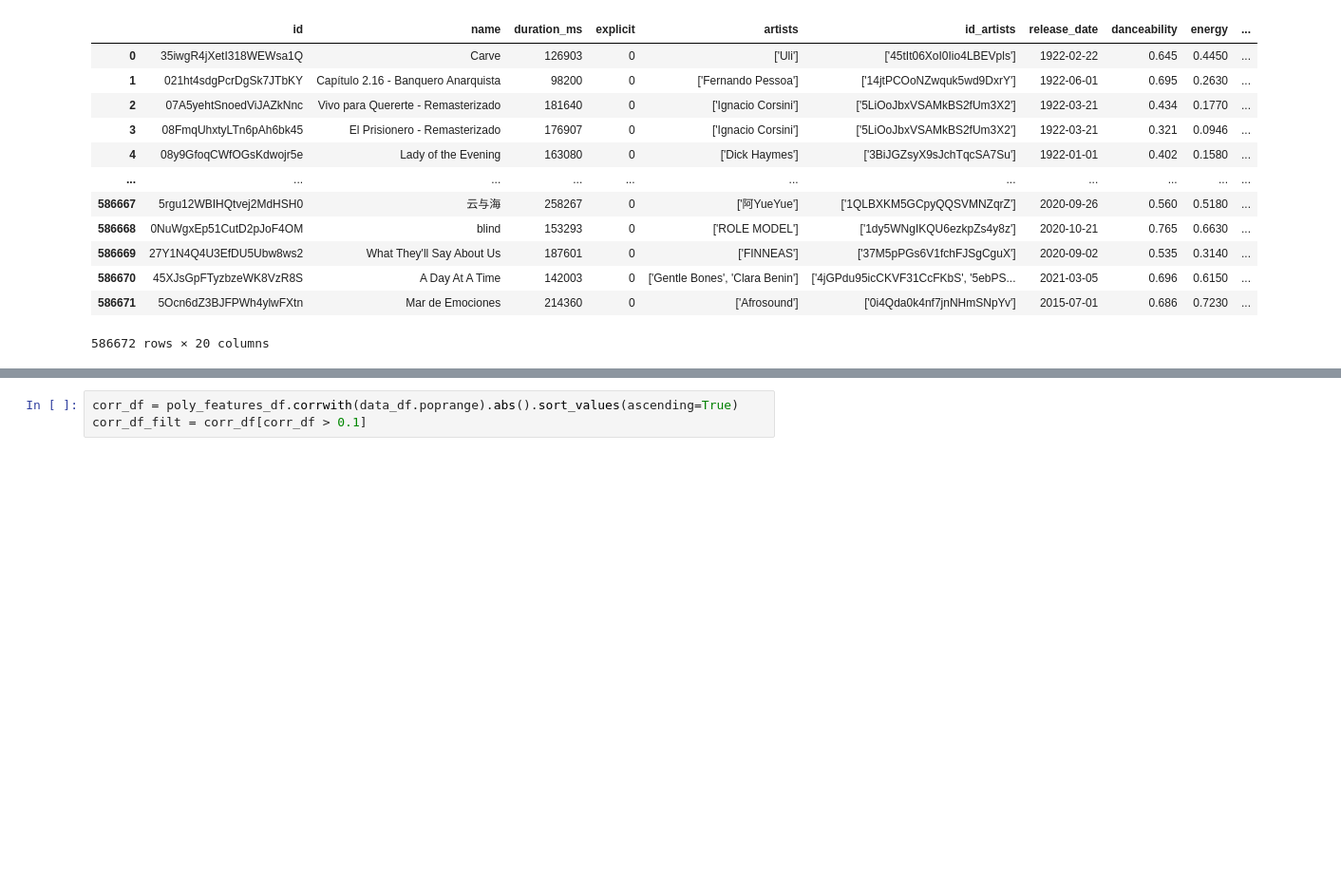
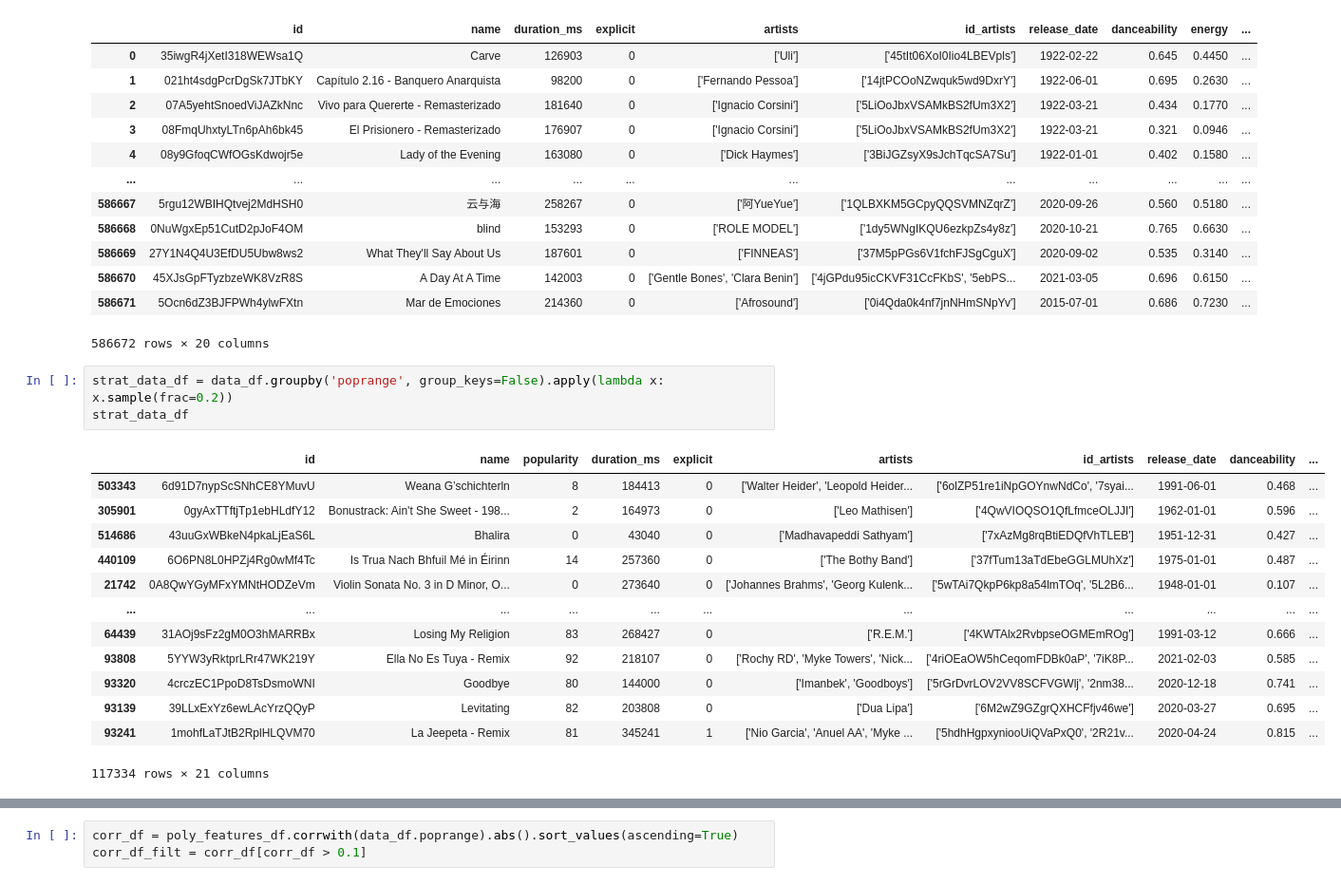
Before and after one commit to ahakobia/NFLX-Final-Project, a Jupyter notebook: Adehtesting.ipynb, the cells around one changed output, grey strips where cells are left out. Shown: that part at 95% size. Drawn from its saved outputs; the diff is of its cells as text; blank space fills up the shorter version.

```diff
--- a/Adehtesting.ipynb
+++ b/Adehtesting.ipynb
@@ -127,4 +133,21 @@ data_df.drop(['popularity'],axis =1)
 | 586670 | 45XJsGpFTyzbzeWK8VzR8S | A Day At A Time | 142003 | 0 | ['Gentle Bones', 'Clara Benin'] | ['4jGPdu95icCKVF31CcFKbS', '5ebPS... | 2021-03-05 | 0.696 | 0.6150 | ... |
 | 586671 | 5Ocn6dZ3BJFPWh4ylwFXtn | Mar de Emociones | 214360 | 0 | ['Afrosound'] | ['0i4Qda0k4nf7jnNHmSNpYv'] | 2015-07-01 | 0.686 | 0.7230 | ... |
 586672 rows × 20 columns
+# %%
+strat_data_df = data_df.groupby('poprange', group_keys=False).apply(lambda x: x.sample(frac=0.2))
+strat_data_df
+# %% [output]
+|  | id | name | popularity | duration_ms | explicit | artists | id_artists | release_date | danceability | ... |
+| 503343 | 6d91D7nypScSNhCE8YMuvU | Weana G’schichterln | 8 | 184413 | 0 | ['Walter Heider', 'Leopold Heider... | ['6olZP51re1iNpGOYnwNdCo', '7syai... | 1991-06-01 | 0.468 | ... |
+| 305901 | 0gyAxTTftjTp1ebHLdfY12 | Bonustrack: Ain't She Sweet - 198... | 2 | 164973 | 0 | ['Leo Mathisen'] | ['4QwVIOQSO1QfLfmceOLJJI'] | 1962-01-01 | 0.596 | ... |
+| 514686 | 43uuGxWBkeN4pkaLjEaS6L | Bhalira | 0 | 43040 | 0 | ['Madhavapeddi Sathyam'] | ['7xAzMg8rqBtiEDQfVhTLEB'] | 1951-12-31 | 0.427 | ... |
+| 440109 | 6O6PN8L0HPZj4Rg0wMf4Tc | Is Trua Nach Bhfuil Mé in Éirinn | 14 | 257360 | 0 | ['The Bothy Band'] | ['37fTum13aTdEbeGGLMUhXz'] | 1975-01-01 | 0.487 | ... |
+| 21742 | 0A8QwYGyMFxYMNtHODZeVm | Violin Sonata No. 3 in D Minor, O... | 0 | 273640 | 0 | ['Johannes Brahms', 'Georg Kulenk... | ['5wTAi7QkpP6kp8a54lmTOq', '5L2B6... | 1948-01-01 | 0.107 | ... |
+| ... | ... | ... | ... | ... | ... | ... | ... | ... | ... | ... |
+| 64439 | 31AOj9sFz2gM0O3hMARRBx | Losing My Religion | 83 | 268427 | 0 | ['R.E.M.'] | ['4KWTAlx2RvbpseOGMEmROg'] | 1991-03-12 | 0.666 | ... |
+| 93808 | 5YYW3yRktprLRr47WK219Y | Ella No Es Tuya - Remix | 92 | 218107 | 0 | ['Rochy RD', 'Myke Towers', 'Nick... | ['4riOEaOW5hCeqomFDBk0aP', '7iK8P... | 2021-02-03 | 0.585 | ... |
+| 93320 | 4crczEC1PpoD8TsDsmoWNI | Goodbye | 80 | 144000 | 0 | ['Imanbek', 'Goodboys'] | ['5rGrDvrLOV2VV8SCFVGWlj', '2nm38... | 2020-12-18 | 0.741 | ... |
+| 93139 | 39LLxExYz6ewLAcYrzQQyP | Levitating | 82 | 203808 | 0 | ['Dua Lipa'] | ['6M2wZ9GZgrQXHCFfjv46we'] | 2020-03-27 | 0.695 | ... |
+| 93241 | 1mohfLaTJtB2RplHLQVM70 | La Jeepeta - Remix | 81 | 345241 | 1 | ['Nio Garcia', 'Anuel AA', 'Myke ... | ['5hdhHgpxyniooUiQVaPxQ0', '2R21v... | 2020-04-24 | 0.815 | ... |
+117334 rows × 21 columns
 # %%
```
Also changed, not shown: parts of 24 cells of this notebook, 1 other file.
